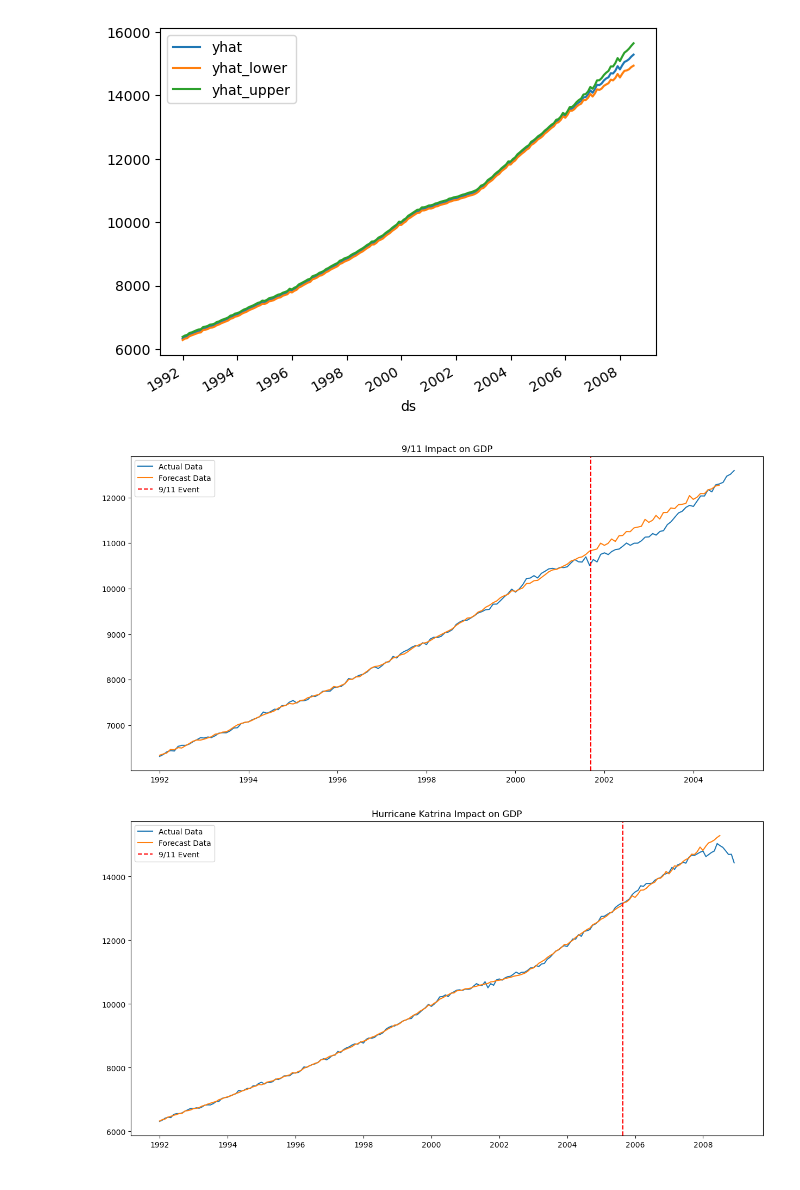
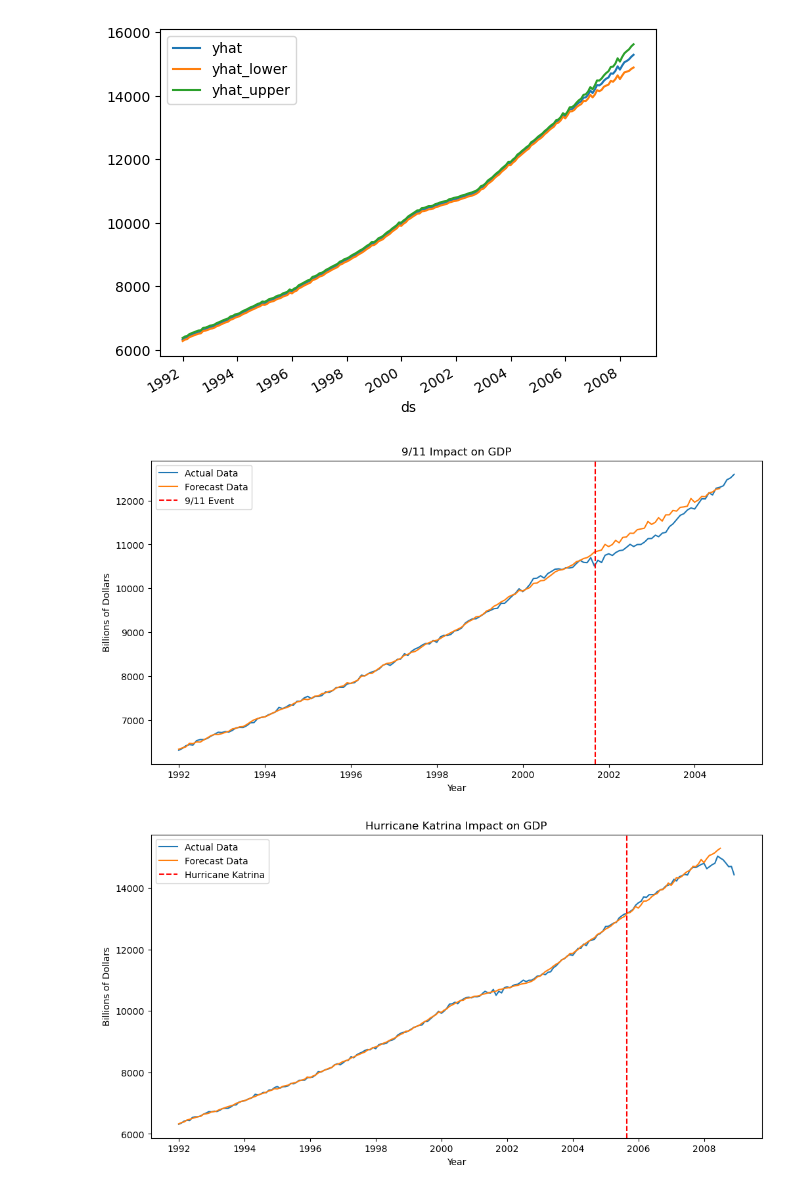
Before and after one commit to Aquamarine278/AI-Bootcamp-Project-1, a Jupyter notebook: GDP_data_visualization.ipynb, the cells around one changed output. Saved outputs shown, nothing was run; the diff lists cells and outputs as text; code cells hidden in the pictures.

```diff
--- a/GDP_data_visualization.ipynb
+++ b/GDP_data_visualization.ipynb
@@ -114,6 +114,6 @@ except Exception as e:
 df = df.dropna(subset=['Date'])
 gdp_df= df.set_index('Date')
 
-gdp_df = gdp_df.loc['1992':'2015']
+gdp_df = gdp_df.loc['1992':'2015', ['Monthly Nominal GDP Index']]
 gdp_df
 # %% [output]
@@ -324,7 +324,7 @@ forecast_katrina[['yhat', 'yhat_lower', 'yhat_upper']].plot()
 [figure]
 # %%
 # Create a figure with a specified size
-plt.figure(figsize=(15, 7.5))
+plt.figure(figsize=(12, 6))
 
 
 # create nine_eleven_actual_gdp_df which is the gdp_df sliced from 1992 to 2004
@@ -334,8 +334,8 @@ nine_eleven_actual_gdp_df= gdp_df.loc['1992':'2004']
 plt.plot(nine_eleven_actual_gdp_df.index, nine_eleven_actual_gdp_df['Monthly Nominal GDP Index'], label = 'Actual Data')
 plt.plot(forecast_9_11.index, forecast_9_11['yhat'], label= 'Forecast Data')
 plt.title('9/11 Impact on GDP')
-
-
+plt.xlabel('Year')
+plt.ylabel('Billions of Dollars')
 # make the vertical event line for 2001-09-11
 
 event_date = pd.to_datetime('2001-09-11')
@@ -343,28 +343,29 @@ plt.axvline(x=event_date, color='red', linestyle='--', label='9/11 Event')
 plt.legend()
 plt.show()
 # %% [output]
-[figure, old version]
+[figure, new version]
 # %%
 # Create a figure with a specified size
-plt.figure(figsize=(15, 7.5))
+plt.figure(figsize=(12, 6))
 
 # create katrina_actual_gdp_df which is the gdp_df sliced from 1992 to 2008
 # plot katrina_actual_gdp_df and the forecast in the same plot
 # create a legend
 katrina_actual_gdp_df= gdp_df.loc['1992':'2008']
 plt.plot(katrina_actual_gdp_df.index, katrina_actual_gdp_df['Monthly Nominal GDP Index'], label = 'Actual Data')
 plt.plot(forecast_katrina.index, forecast_katrina['yhat'], label= 'Forecast Data')
 plt.title('Hurricane Katrina Impact on GDP')
-
+plt.xlabel('Year')
+plt.ylabel('Billions of Dollars')
 
 # make the vertical event line for 2001-09-11
 event_date = pd.to_datetime('2005-08-23')
-plt.axvline(x=event_date, color='red', linestyle='--', label='9/11 Event')
+plt.axvline(x=event_date, color='red', linestyle='--', label='Hurricane Katrina')
 
 plt.legend()
 plt.show()
 # %% [output]
-[figure, old version]
+[figure, new version]
 # %%
 # export gdp_df as csv
 # export forecast_9_11 as csv
```
Also changed, not shown: parts of 5 cells of this notebook, 17 other files.
